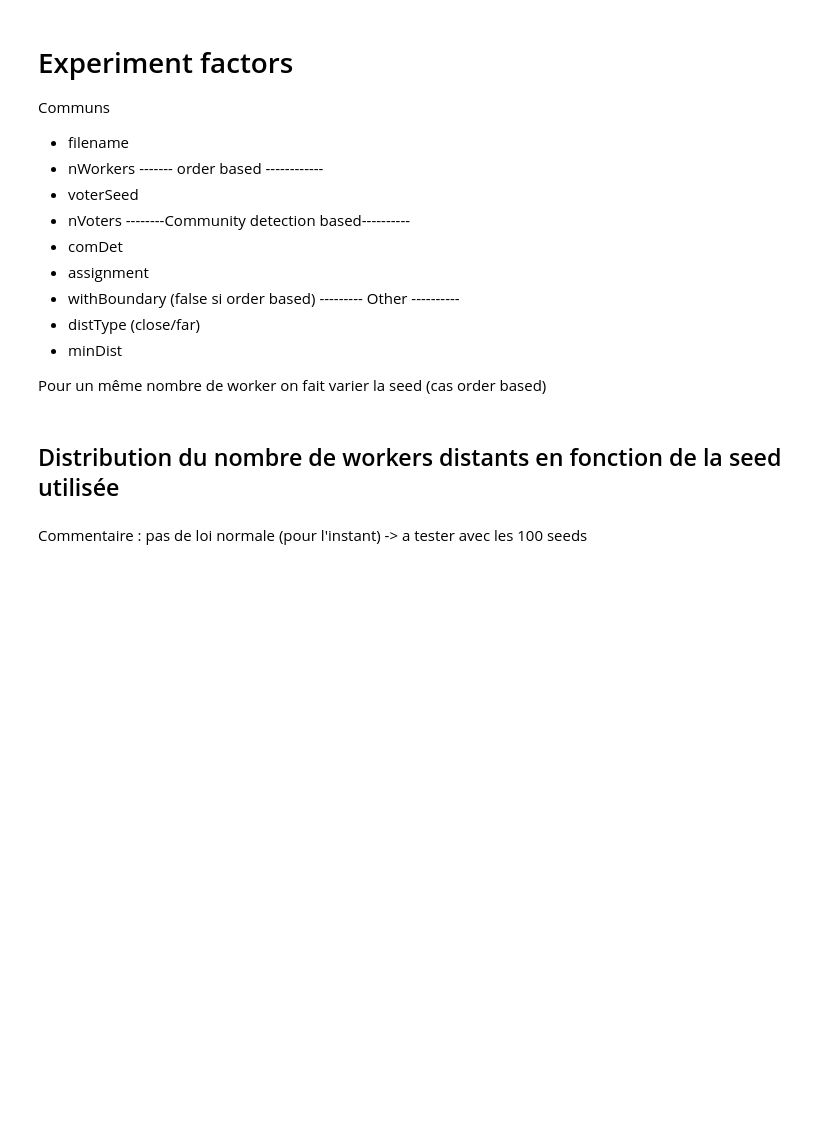
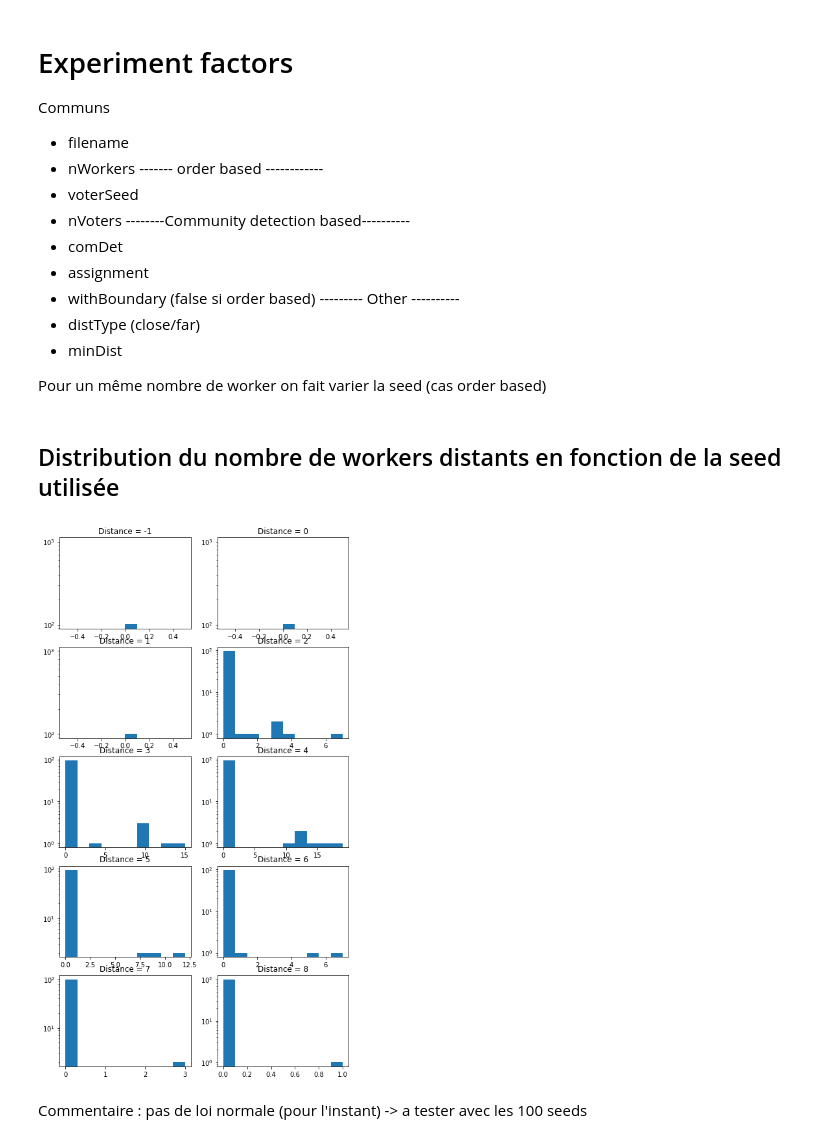
Before and after one commit to mbettinger/collusion-resistant-worker-set-selection, a Jupyter notebook: notebooks/experimentation_analysis.ipynb, the cells around one changed output. Saved outputs shown, nothing was run; the diff lists cells and outputs as text; code cells hidden in the pictures; blank space fills up the shorter version.

```diff
--- a/notebooks/experimentation_analysis.ipynb
+++ b/notebooks/experimentation_analysis.ipynb
@@ -63,35 +62,0 @@ df.head()
-# %%
-import matplotlib.pyplot as plt
-
-largestCliqueSize = lambda x : len(x[0])
-largestCliqueCount = lambda x : len(x)
-
-
-largestCliqueSizeData = df["candidates"].apply(largestCliqueSize)
-largestCliqueCountData = df["candidates"].apply(largestCliqueCount)
-
-
-fig1, ax1 = plt.subplots(ncols=2)
-ax1[0].set_title('CliqueSize')
-ax1[0].set_yscale('log')
-ax1[0].boxplot(largestCliqueSizeData)
-
-ax1[1].set_title('CliqueSize')
-ax1[1].set_xscale('log')
-ax1[1].set_yscale('log')
-ax1[1].set_xlabel('clique size')
-
-
-ax1[1].hist(largestCliqueSizeData, bins=np.arange(0,500,5))
-
-fig2, ax2 = plt.subplots(ncols=2)
-ax2[0].set_title('CliqueCount')
-ax2[0].set_yscale('log')
-ax2[0].boxplot(largestCliqueCountData)
-ax2[1].set_title('CliqueCount')
-ax2[1].set_xlabel('candidate count')
-ax2[1].set_xscale('log')
-ax2[1].set_yscale('log')
-
-
-ax2[1].hist(largestCliqueCountData, bins=np.arange(0,500,5))
@@ -130,3 +128,13 @@ for index, column in enumerate(df2.columns):
+# %%
+from scipy import stats
+import numpy as np
+
+seedFilter = ["NA",*list(range(0,100))]
+#seedFilter =
+clusterDistKey="other"
+distDistrib(df,seedFilter,clusterDistKey,imgPath=None)
+# %% [output]
+[figure, added]
 # %% [markdown]
 Commentaire : pas de loi normale (pour l'instant) -> a tester avec les 100 seeds
 # %% [markdown]
```
Also changed, not shown: parts of 16 cells of this notebook, 8 other files.
